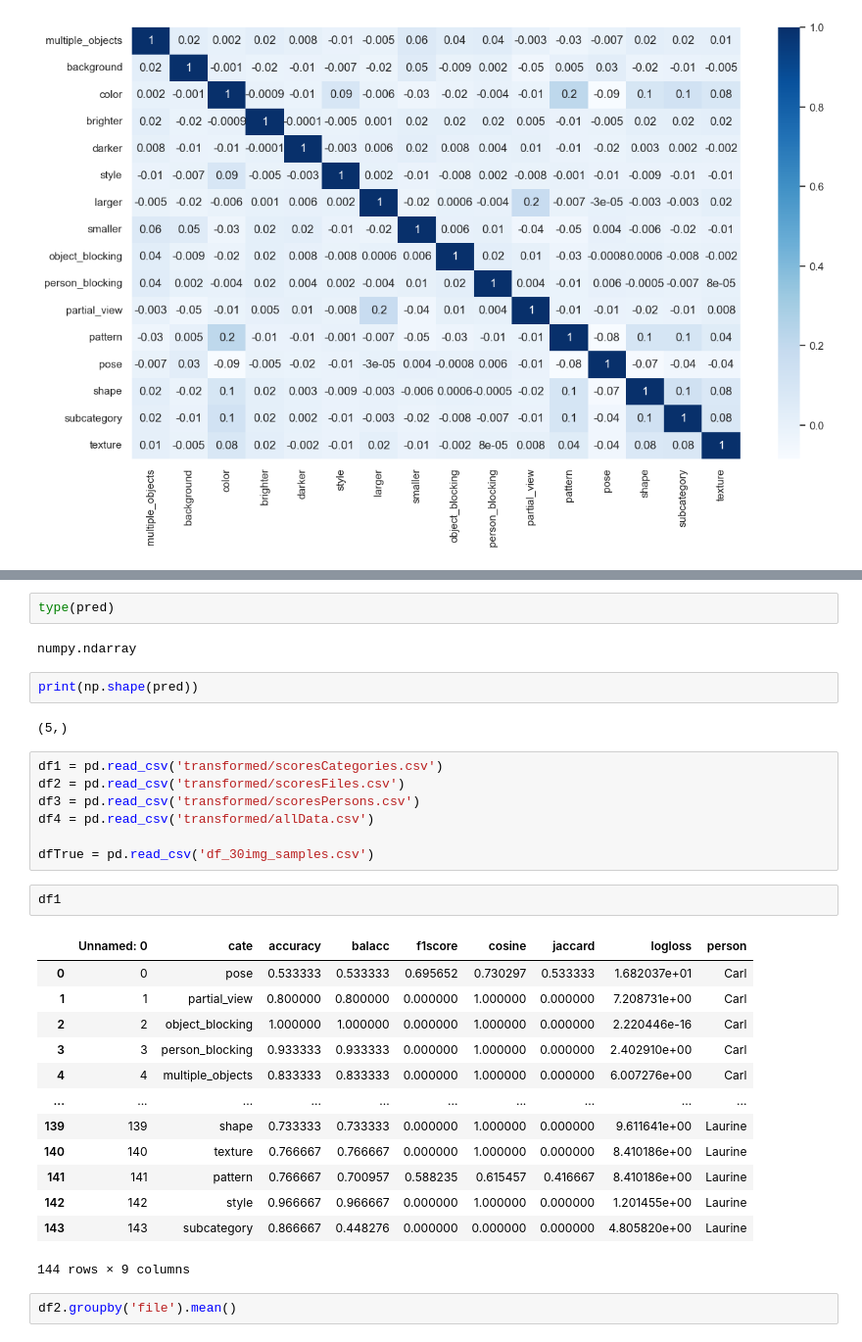
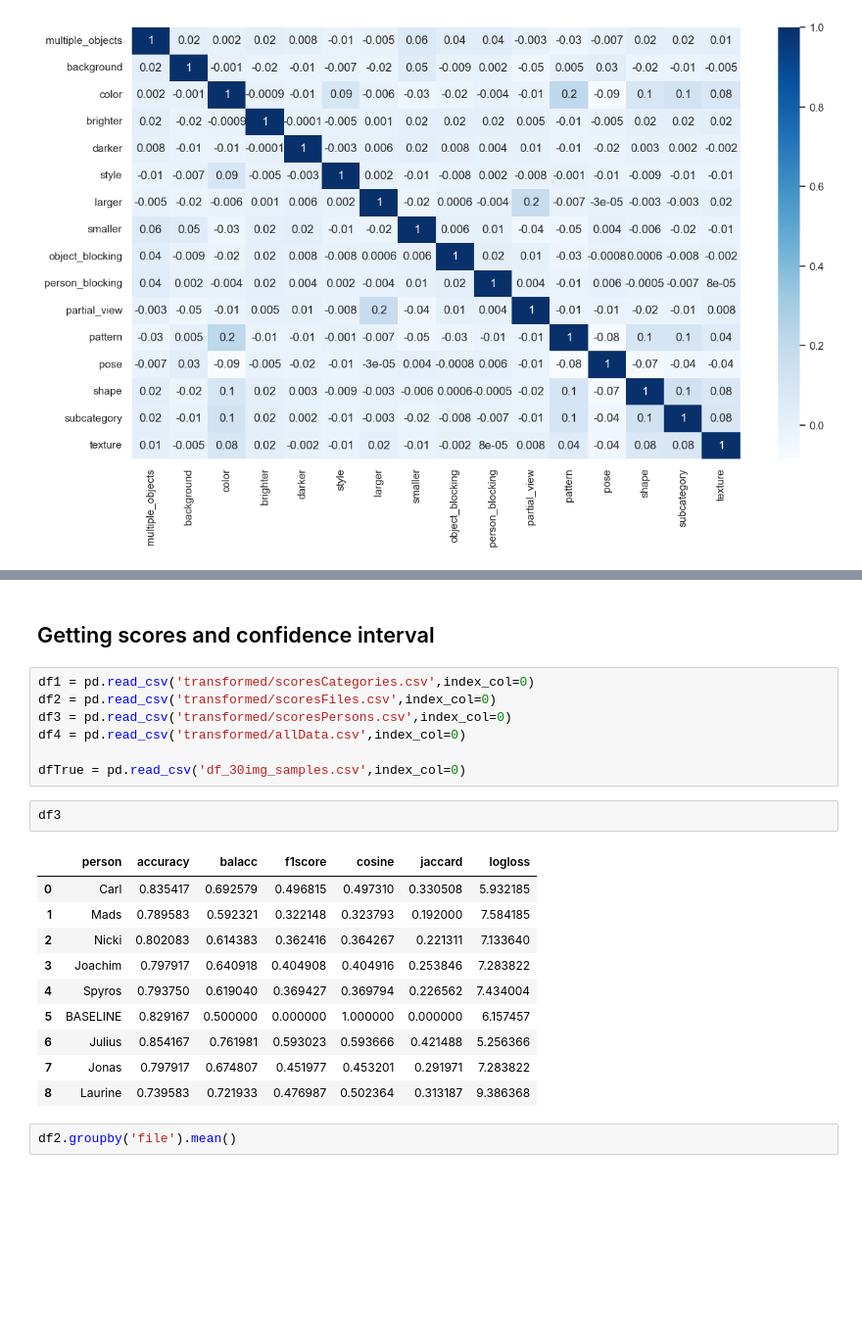
Before and after one commit to CarlAnSc/bachelor_project, a Jupyter notebook: Data_Analysis/GetValidationPics.ipynb, the cells around one changed output, grey strips where cells are left out. Shown at 98% size. Cells and saved outputs as stored; diff of their text form; blank space fills up the shorter version.

Commit message:
Confidence levels

```diff
--- a/Data_Analysis/GetValidationPics.ipynb
+++ b/Data_Analysis/GetValidationPics.ipynb
@@ -367,34 +358,25 @@ log_loss(pred,true)
-# %%
-type(pred)
-# %% [output]
-numpy.ndarray
-# %%
-print(np.shape(pred))
-# %% [output]
-(5,)
+# %% [markdown]
+## Getting scores and confidence interval
 # %%
-df1 = pd.read_csv('transformed/scoresCategories.csv')
-df2 = pd.read_csv('transformed/scoresFiles.csv')
-df3 = pd.read_csv('transformed/scoresPersons.csv')
-df4 = pd.read_csv('transformed/allData.csv')
+df1 = pd.read_csv('transformed/scoresCategories.csv',index_col=0)
+df2 = pd.read_csv('transformed/scoresFiles.csv',index_col=0)
+df3 = pd.read_csv('transformed/scoresPersons.csv',index_col=0)
+df4 = pd.read_csv('transformed/allData.csv',index_col=0)
 
-dfTrue = pd.read_csv('df_30img_samples.csv')
+dfTrue = pd.read_csv('df_30img_samples.csv',index_col=0)
-# %%
-df1
-# %% [output]
-|  | Unnamed: 0 | cate | accuracy | balacc | f1score | cosine | jaccard | logloss | person |
-| 0 | 0 | pose | 0.533333 | 0.533333 | 0.695652 | 0.730297 | 0.533333 | 1.682037e+01 | Carl |
-| 1 | 1 | partial_view | 0.800000 | 0.800000 | 0.000000 | 1.000000 | 0.000000 | 7.208731e+00 | Carl |
-| 2 | 2 | object_blocking | 1.000000 | 1.000000 | 0.000000 | 1.000000 | 0.000000 | 2.220446e-16 | Carl |
-| 3 | 3 | person_blocking | 0.933333 | 0.933333 | 0.000000 | 1.000000 | 0.000000 | 2.402910e+00 | Carl |
-| 4 | 4 | multiple_objects | 0.833333 | 0.833333 | 0.000000 | 1.000000 | 0.000000 | 6.007276e+00 | Carl |
-| ... | ... | ... | ... | ... | ... | ... | ... | ... | ... |
-| 139 | 139 | shape | 0.733333 | 0.733333 | 0.000000 | 1.000000 | 0.000000 | 9.611641e+00 | Laurine |
-| 140 | 140 | texture | 0.766667 | 0.766667 | 0.000000 | 1.000000 | 0.000000 | 8.410186e+00 | Laurine |
-| 141 | 141 | pattern | 0.766667 | 0.700957 | 0.588235 | 0.615457 | 0.416667 | 8.410186e+00 | Laurine |
-| 142 | 142 | style | 0.966667 | 0.966667 | 0.000000 | 1.000000 | 0.000000 | 1.201455e+00 | Laurine |
-| 143 | 143 | subcategory | 0.866667 | 0.448276 | 0.000000 | 0.000000 | 0.000000 | 4.805820e+00 | Laurine |
-144 rows × 9 columns
+# %%
+df3
+# %% [output]
+|  | person | accuracy | balacc | f1score | cosine | jaccard | logloss |
+| 0 | Carl | 0.835417 | 0.692579 | 0.496815 | 0.497310 | 0.330508 | 5.932185 |
+| 1 | Mads | 0.789583 | 0.592321 | 0.322148 | 0.323793 | 0.192000 | 7.584185 |
+| 2 | Nicki | 0.802083 | 0.614383 | 0.362416 | 0.364267 | 0.221311 | 7.133640 |
+| 3 | Joachim | 0.797917 | 0.640918 | 0.404908 | 0.404916 | 0.253846 | 7.283822 |
+| 4 | Spyros | 0.793750 | 0.619040 | 0.369427 | 0.369794 | 0.226562 | 7.434004 |
+| 5 | BASELINE | 0.829167 | 0.500000 | 0.000000 | 1.000000 | 0.000000 | 6.157457 |
+| 6 | Julius | 0.854167 | 0.761981 | 0.593023 | 0.593666 | 0.421488 | 5.256366 |
+| 7 | Jonas | 0.797917 | 0.674807 | 0.451977 | 0.453201 | 0.291971 | 7.283822 |
+| 8 | Laurine | 0.739583 | 0.721933 | 0.476987 | 0.502364 | 0.313187 | 9.386368 |
 # %%
 df2.groupby('file').mean()
 # %% [output]
```
Also changed, not shown: parts of 3 cells of this notebook, 7 other files.
